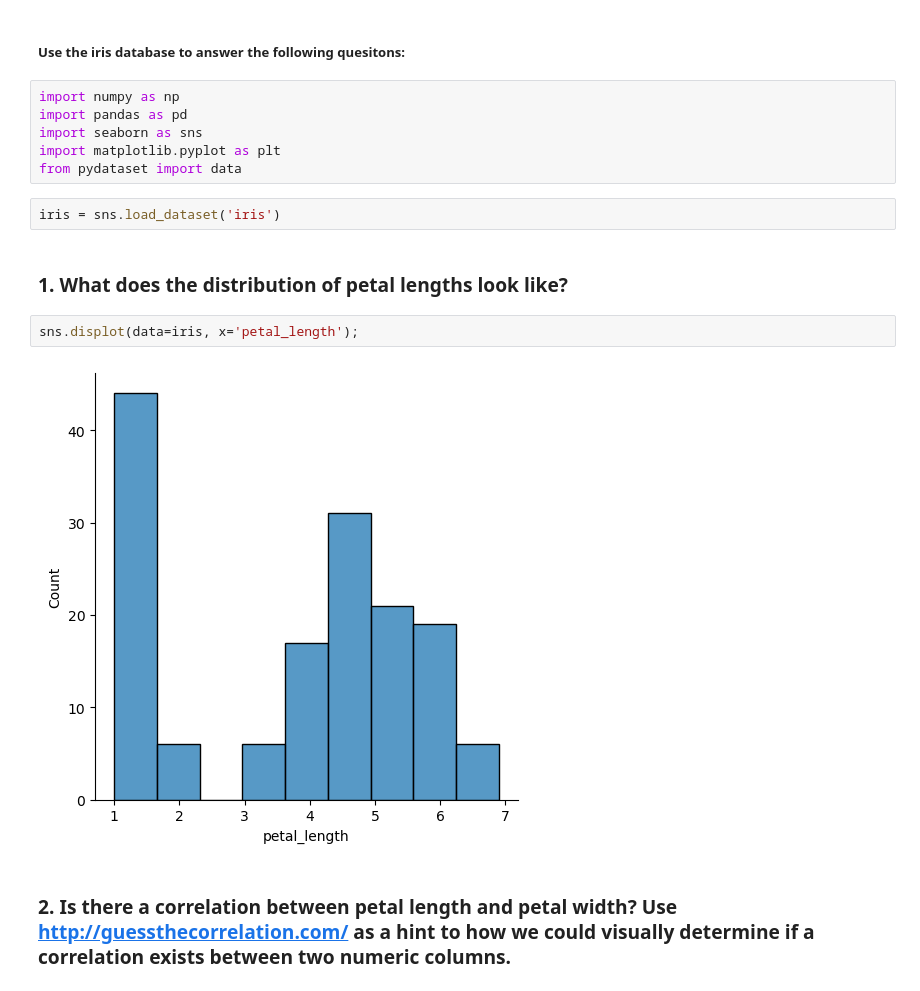
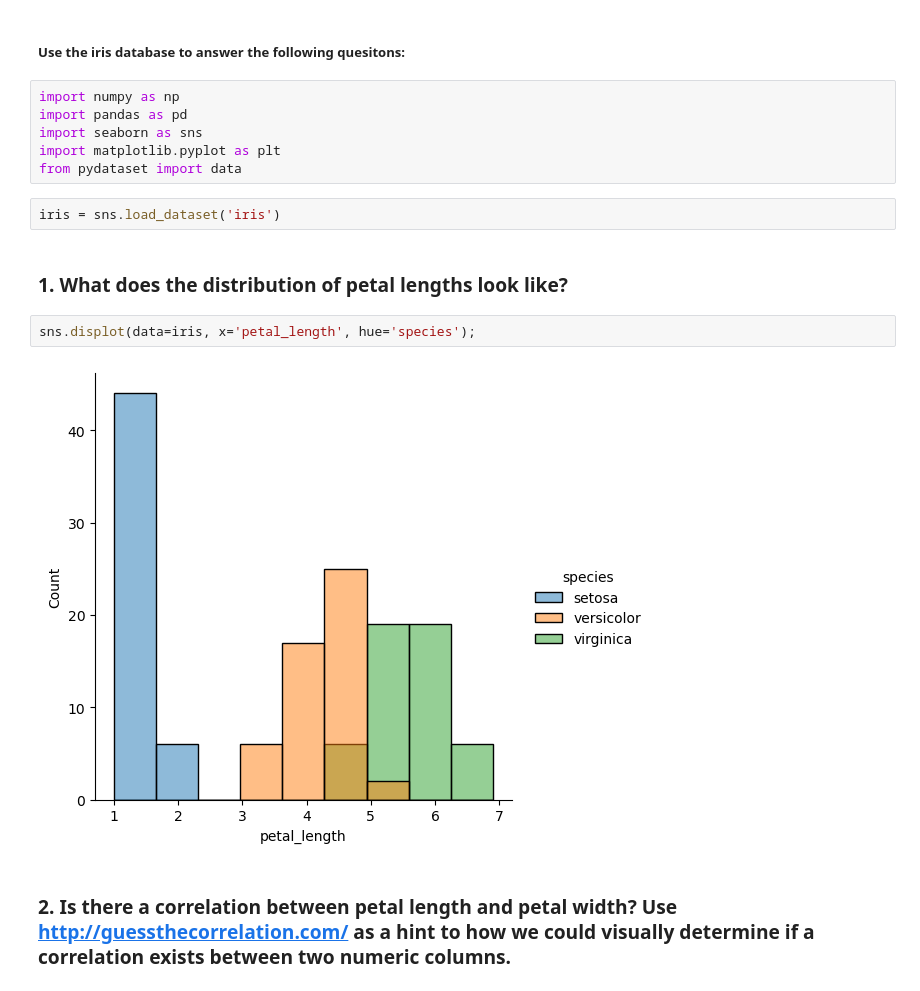
Before and after one commit to Jared-Wood135/numpy-pandas-visualization-exercises, a Jupyter notebook: seaborn_exercises.ipynb, the cells around one changed output. Drawn from its saved outputs; the diff is of its cells as text.

```diff
--- a/seaborn_exercises.ipynb
+++ b/seaborn_exercises.ipynb
@@ -4,20 +4,20 @@
 # =======================================================================================================
 # %% [markdown]
 ##### Use the iris database to answer the following quesitons:
-# %%
-import numpy as np
-import pandas as pd
-import seaborn as sns
-import matplotlib.pyplot as plt
-from pydataset import data
-# %%
-iris = sns.load_dataset('iris')
+# %%
+import numpy as np
+import pandas as pd
+import seaborn as sns
+import matplotlib.pyplot as plt
+from pydataset import data
+# %%
+iris = sns.load_dataset('iris')
 # %% [markdown]
 ### 1. What does the distribution of petal lengths look like?
 # %%
-sns.displot(data=iris, x='petal_length');
+sns.displot(data=iris, x='petal_length', hue='species');
 # %% [output]
-[figure, old version]
+[figure, new version]
 # %% [markdown]
 ### 2. Is there a correlation between petal length and petal width? Use http://guessthecorrelation.com/ as a hint to how we could visually determine if a correlation exists between two numeric columns.
 # %%
```
Also changed, not shown: parts of 45 cells of this notebook.
